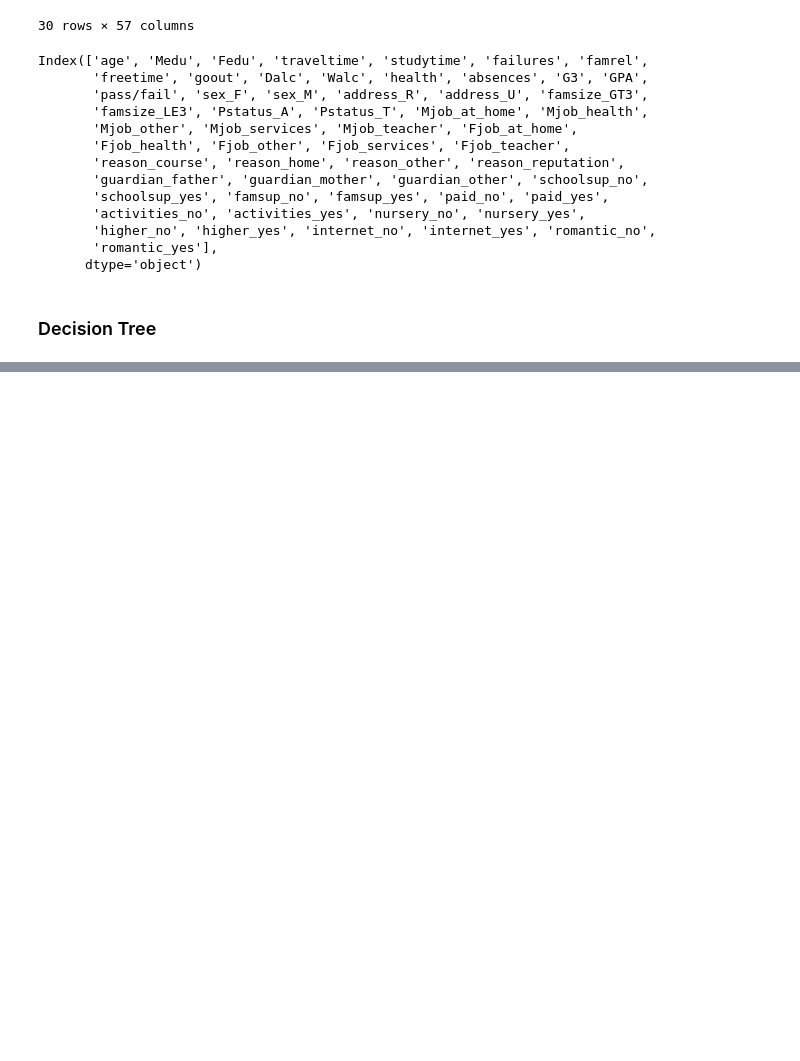
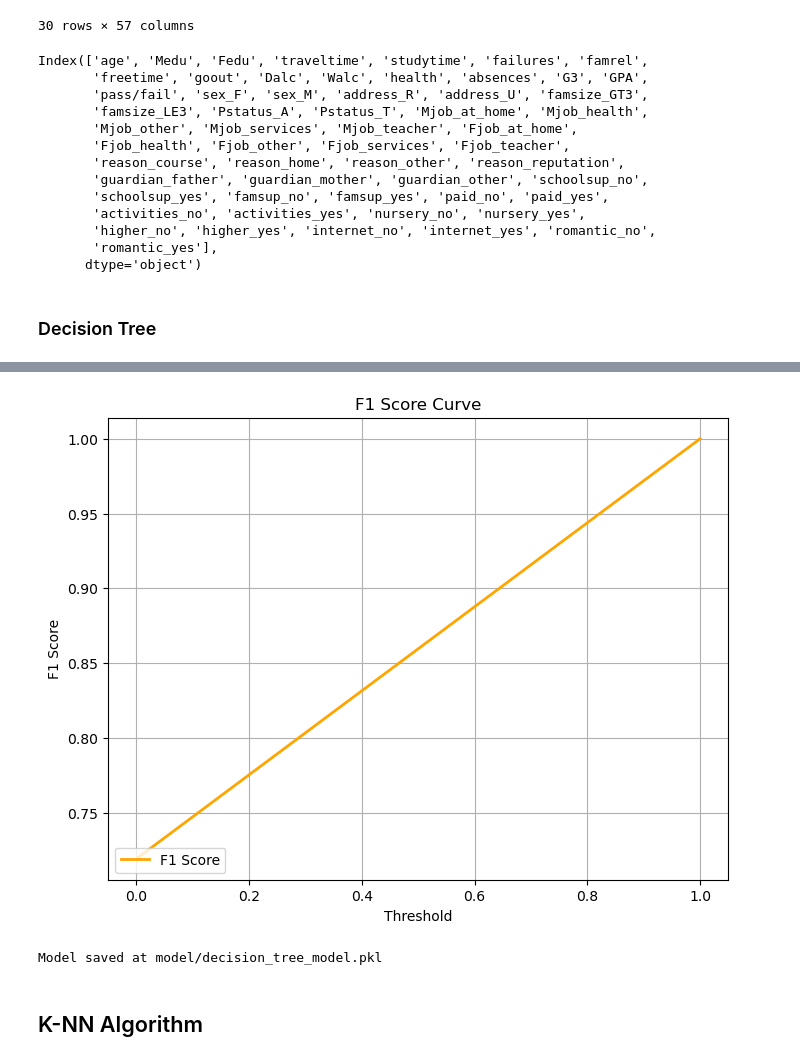
Before and after one commit to VictorAbhi/Student_Performance_Analysis, a Jupyter notebook: Student_Performance_Analysis.ipynb, the cells around one changed output, grey strips where cells are left out. Drawn from its saved outputs; the diff is of its cells as text; code cells hidden in the pictures; blank space fills up the shorter version.

```diff
--- a/Student_Performance_Analysis.ipynb
+++ b/Student_Performance_Analysis.ipynb
@@ -822,0 +913,21 @@ Index(['age', 'Medu', 'Fedu', 'traveltime', 'studytime', 'failures', 'famrel',
+# %%
+# F1 score curve
+plt.figure(figsize=(8, 6))
+plt.plot(thresholds, f1[:-1], color='orange', label='F1 Score', lw=2)
+plt.xlabel('Threshold')
+plt.ylabel('F1 Score')
+plt.title('F1 Score Curve')
+plt.legend(loc='lower left')
+plt.grid(True)
+plt.show()
+# %% [output]
+[figure, added]
+# %%
+# save the model to a floder named  'model'
+model_path = 'model/decision_tree_model.pkl'
+joblib.dump(model, model_path)
+print(f'Model saved at {model_path}')
+# %% [output]
+Model saved at model/decision_tree_model.pkl
+# %% [markdown]
+## K-NN Algorithm
```
Also changed, not shown: parts of 20 cells of this notebook, 3 other files.
